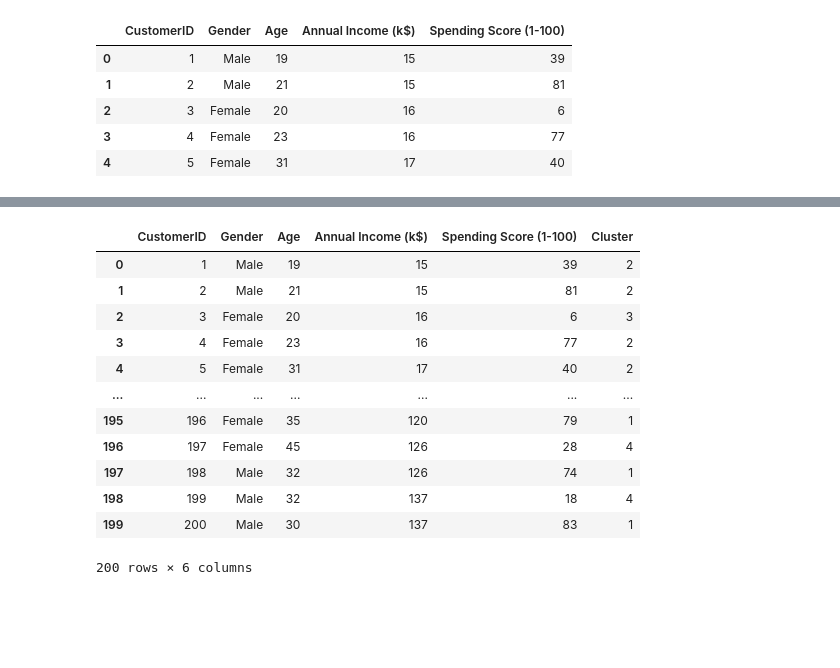
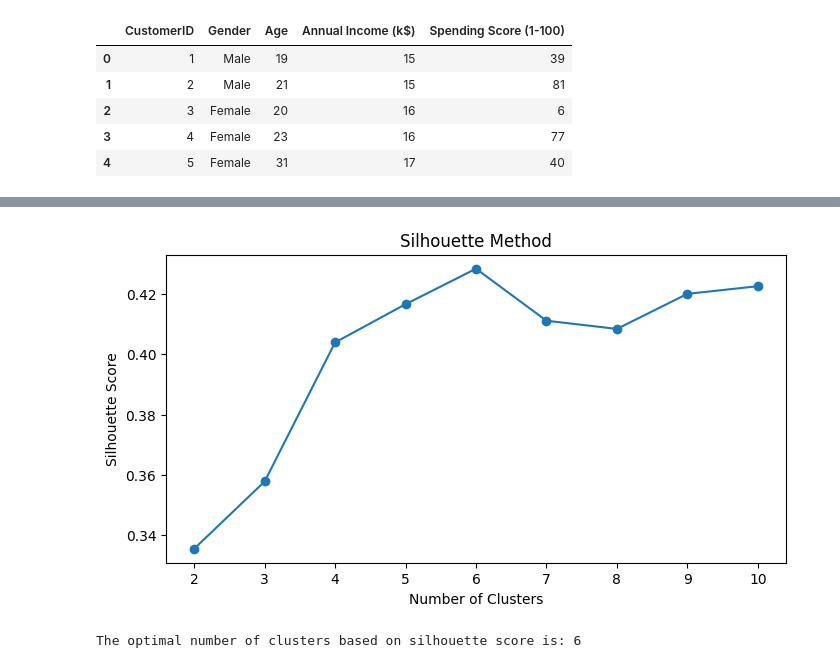
Before and after one commit to NattachaiJairak/DADS6003, a Jupyter notebook: Ex_K-mean_1.ipynb, the cells around one changed output, grey strips where cells are left out. Saved outputs shown, nothing was run; the diff lists cells and outputs as text; code cells hidden in the pictures; blank space fills up the shorter version.

```diff
--- a/Ex_K-mean_1.ipynb
+++ b/Ex_K-mean_1.ipynb
@@ -72,16 +170,40 @@ print(data.head())
-# %%
-data
-# %% [output]
-|  | CustomerID | Gender | Age | Annual Income (k$) | Spending Score (1-100) | Cluster |
-| 0 | 1 | Male | 19 | 15 | 39 | 2 |
-| 1 | 2 | Male | 21 | 15 | 81 | 2 |
-| 2 | 3 | Female | 20 | 16 | 6 | 3 |
-| 3 | 4 | Female | 23 | 16 | 77 | 2 |
-| 4 | 5 | Female | 31 | 17 | 40 | 2 |
-| ... | ... | ... | ... | ... | ... | ... |
-| 195 | 196 | Female | 35 | 120 | 79 | 1 |
-| 196 | 197 | Female | 45 | 126 | 28 | 4 |
-| 197 | 198 | Male | 32 | 126 | 74 | 1 |
-| 198 | 199 | Male | 32 | 137 | 18 | 4 |
-| 199 | 200 | Male | 30 | 137 | 83 | 1 |
-200 rows × 6 columns
+# %%
+import pandas as pd
+from sklearn.cluster import KMeans
+from sklearn.metrics import silhouette_score
+import matplotlib.pyplot as plt
+
+# Read the CSV file from the URL
+url = "https://raw.githubusercontent.com/ekaratnida/Applied-machine-learning/master/Week14-kmeans/Mall_Customers.csv"
+data = pd.read_csv(url)
+
+# Reduce some unnecessary columns
+data_reduce = data.drop(['CustomerID', 'Gender'], axis=1)
+
+# Normalize the data
+data_norm = (data_reduce - data_reduce.mean()) / data_reduce.std()
+
+# Determine the optimal number of clusters using the silhouette method
+silhouette_scores = []
+range_n_clusters = range(2, 11)  # Silhouette score is not defined for a single cluster
+
+for n_clusters in range_n_clusters:
+    kmeans = KMeans(n_clusters=n_clusters, init='k-means++', random_state=42)
+    cluster_labels = kmeans.fit_predict(data_norm)
+    silhouette_avg = silhouette_score(data_norm, cluster_labels)
+    silhouette_scores.append(silhouette_avg)
+
+# Plot the silhouette scores
+plt.figure(figsize=(8, 4))
+plt.plot(range_n_clusters, silhouette_scores, marker='o')
+plt.title('Silhouette Method')
+plt.xlabel('Number of Clusters')
+plt.ylabel('Silhouette Score')
+plt.show()
+
+# Find the optimal number of clusters
+optimal_clusters = range_n_clusters[silhouette_scores.index(max(silhouette_scores))]
+print(f"The optimal number of clusters based on silhouette score is: {optimal_clusters}")
+# %% [output]
+[figure, added]
+The optimal number of clusters based on silhouette score is: 6
```
Also changed, not shown: parts of 4 cells of this notebook.
